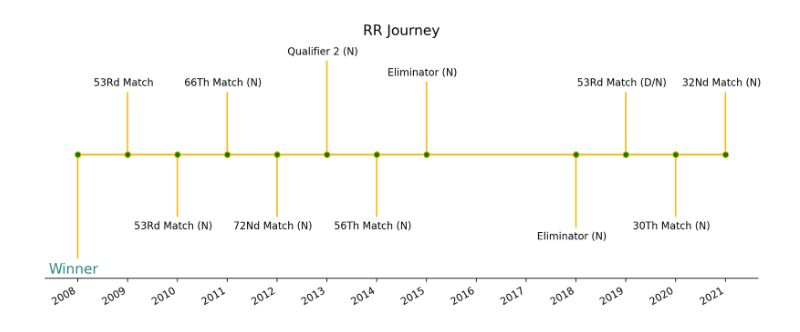
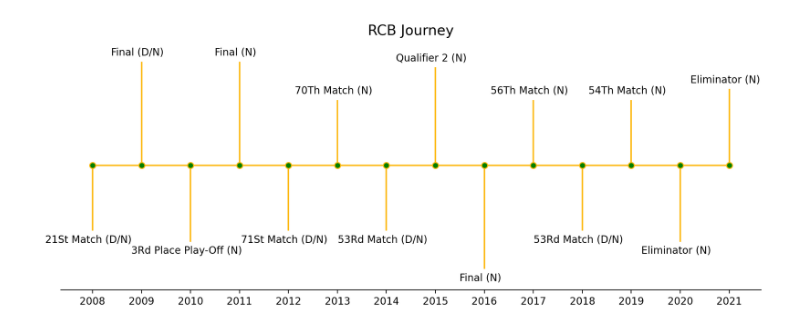
Before and after one commit to RohitRanjangit/IPlDataAnalysis, a Jupyter notebook: src/teams.ipynb, the cells around one changed output. Saved outputs shown, nothing was run; the diff lists cells and outputs as text; code cells hidden in the pictures.

```diff
--- a/src/teams.ipynb
+++ b/src/teams.ipynb
@@ -35,38 +35,37 @@ def team_journey_plot(team_code):
     team_df['stage_score'] = team_df.apply(lambda row: stage_score(row, team_code), axis=1)
     team_df['stage'] = team_df[['stage', 'stage_score']].apply(lambda x: x['stage'] if np.abs(x['stage_score']) !=10 else 'Winner', axis=1)
     names = team_df['stage']
-    dates = team_df['season']
+    dates = team_df['season'].to_list()
     dates = [datetime.strptime(str(x), '%Y') for x in dates]
-    levels = team_df['stage_score']
+    levels = team_df['stage_score'].to_list()
+
     plt.rcParams['figure.dpi'] = 200
     fig, ax = plt.subplots(figsize=(10, 4), constrained_layout=True,facecolor='#ffffff')
     ax.set_title("{} Journey".format(team_code), fontsize=14)
     ax.vlines(dates, 0, levels, color='#fdb913')  # The vertical stems.
     ax.plot(dates, np.zeros_like(dates), "-o",
             color='#fdb913', markerfacecolor="g")
     for d, l, r in zip(dates, levels, names):
         fontsize = 10
         color = 'black'
         if r == 'Winner':
             fontsize=14
             color = '#2c8a83'
         ax.annotate(r, xy=(d, l),
                         xytext=(-4, np.sign(l)*4), textcoords="offset points",
                     horizontalalignment="center",
                     fontsize = fontsize,
                     color=color,
                     verticalalignment="bottom" if l > 0 else "top")
     ax.xaxis.set_major_locator(mdates.MonthLocator(interval=12))
     ax.xaxis.set_major_formatter(mdates.DateFormatter("%Y"))
-    plt.setp(ax.get_xticklabels(), rotation=30, ha="right")
 
-    # remove y axis and spines
     ax.yaxis.set_visible(False)
     ax.spines[["left", "top", "right"]].set_visible(False)
 
     ax.margins(y=0.1)
     plt.show()
 
-team_journey_plot('RR')
+team_journey_plot('RCB')
 # %% [output]
-[figure, old version]
+[figure, new version]
```
Also changed, not shown: 9 other files.
